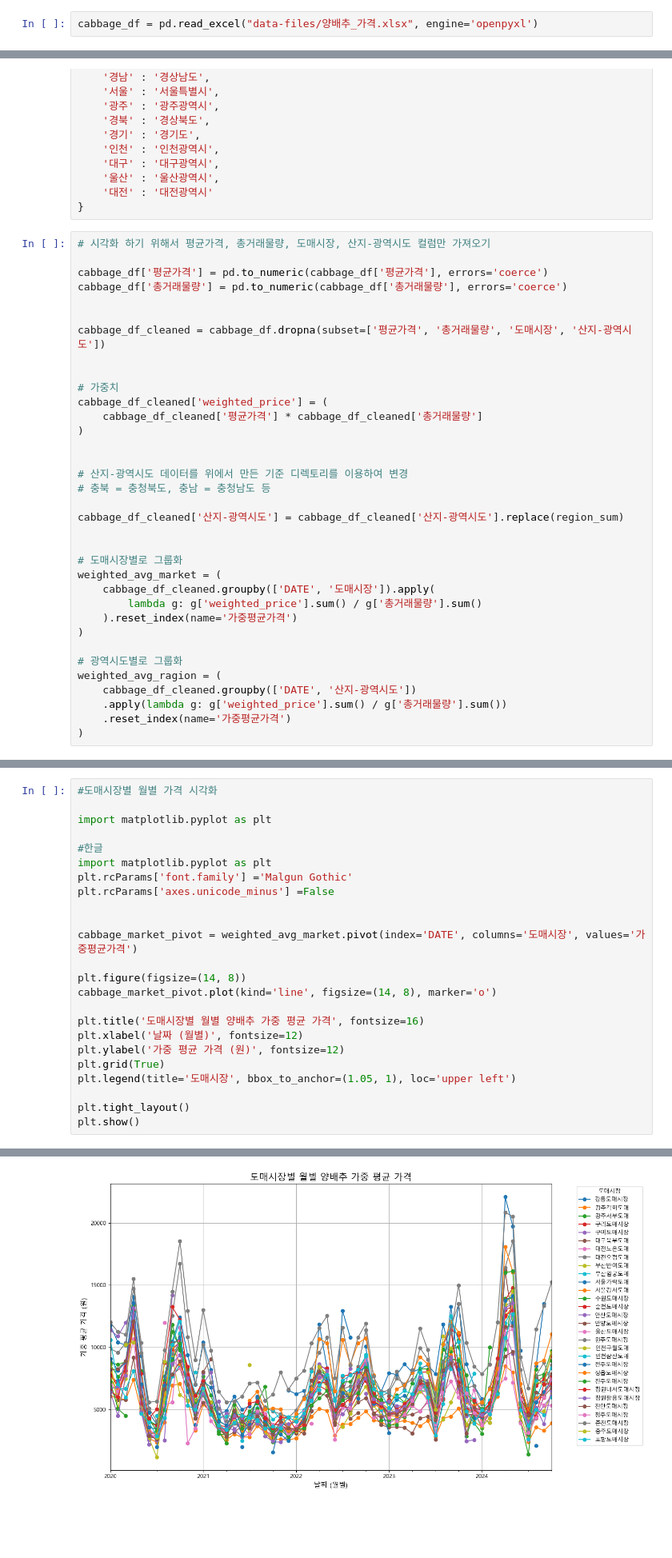
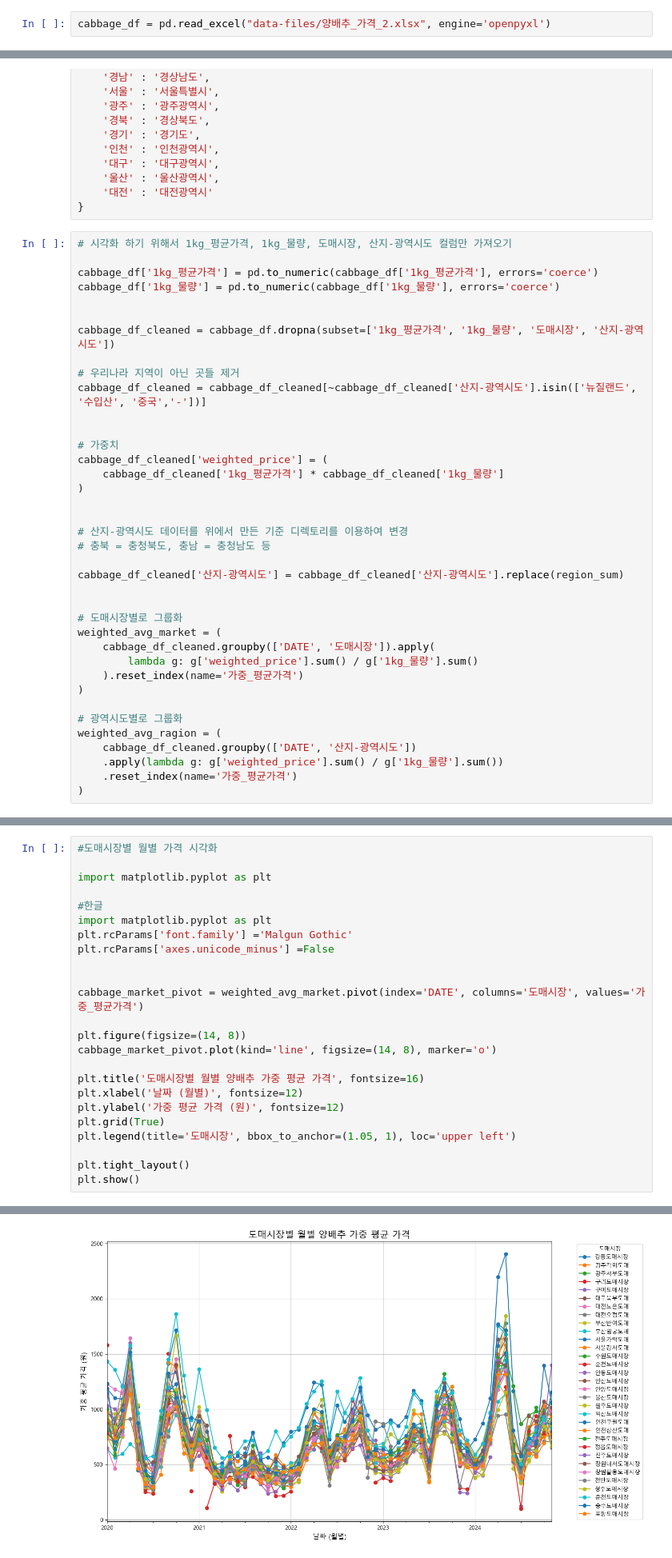
Before and after one commit to cocomong2/second-project, a Jupyter notebook: Mook/cabbage.ipynb, the cells around one changed output, grey strips where cells are left out. Shown: that part at 80% size. Saved outputs shown, nothing was run; the diff lists cells and outputs as text; blank space fills up the shorter version.

```diff
--- a/Mook/cabbage.ipynb
+++ b/Mook/cabbage.ipynb
@@ -4,7 +4,7 @@ import numpy as np
 import matplotlib.pyplot as plt
 import seaborn as sns
 # %%
-cabbage_df = pd.read_excel("data-files/양배추_가격.xlsx", engine='openpyxl')
+cabbage_df = pd.read_excel("data-files/양배추_가격_2.xlsx", engine='openpyxl')
 # %%
 cabbage_df.info()
 # %% [output]
@@ -88,18 +90,21 @@ region_sum = {
     '대전' : '대전광역시'
 }
 # %%
-# 시각화 하기 위해서 평균가격, 총거래물량, 도매시장, 산지-광역시도 컬럼만 가져오기
+# 시각화 하기 위해서 1kg_평균가격, 1kg_물량, 도매시장, 산지-광역시도 컬럼만 가져오기
 
-cabbage_df['평균가격'] = pd.to_numeric(cabbage_df['평균가격'], errors='coerce')
-cabbage_df['총거래물량'] = pd.to_numeric(cabbage_df['총거래물량'], errors='coerce')
+cabbage_df['1kg_평균가격'] = pd.to_numeric(cabbage_df['1kg_평균가격'], errors='coerce')
+cabbage_df['1kg_물량'] = pd.to_numeric(cabbage_df['1kg_물량'], errors='coerce')
 
 
-cabbage_df_cleaned = cabbage_df.dropna(subset=['평균가격', '총거래물량', '도매시장', '산지-광역시도'])
+cabbage_df_cleaned = cabbage_df.dropna(subset=['1kg_평균가격', '1kg_물량', '도매시장', '산지-광역시도'])
+
+# 우리나라 지역이 아닌 곳들 제거
+cabbage_df_cleaned = cabbage_df_cleaned[~cabbage_df_cleaned['산지-광역시도'].isin(['뉴질랜드', '수입산', '중국','-'])]
 
 
 # 가중치
 cabbage_df_cleaned['weighted_price'] = (
-    cabbage_df_cleaned['평균가격'] * cabbage_df_cleaned['총거래물량']
+    cabbage_df_cleaned['1kg_평균가격'] * cabbage_df_cleaned['1kg_물량']
 )
 
 
@@ -112,13 +117,13 @@ cabbage_df_cleaned['산지-광역시도'] = cabbage_df_cleaned['산지-광역시
 # 도매시장별로 그룹화
 weighted_avg_market = (
     cabbage_df_cleaned.groupby(['DATE', '도매시장']).apply(
-        lambda g: g['weighted_price'].sum() / g['총거래물량'].sum()
-    ).reset_index(name='가중평균가격')
+        lambda g: g['weighted_price'].sum() / g['1kg_물량'].sum()
+    ).reset_index(name='가중_평균가격')
 )
 
 # 광역시도별로 그룹화
 weighted_avg_ragion = (
     cabbage_df_cleaned.groupby(['DATE', '산지-광역시도'])
-    .apply(lambda g: g['weighted_price'].sum() / g['총거래물량'].sum())
-    .reset_index(name='가중평균가격')
+    .apply(lambda g: g['weighted_price'].sum() / g['1kg_물량'].sum())
+    .reset_index(name='가중_평균가격')
 )
@@ -145,30 +139,30 @@ array(['강릉도매시장', '광주각화도매', '광주서부도매', '구리
 # %%
 #도매시장별 월별 가격 시각화
 
 import matplotlib.pyplot as plt
 
 #한글
 import matplotlib.pyplot as plt
 plt.rcParams['font.family'] ='Malgun Gothic'
 plt.rcParams['axes.unicode_minus'] =False
 
 
-cabbage_market_pivot = weighted_avg_market.pivot(index='DATE', columns='도매시장', values='가중평균가격')
+cabbage_market_pivot = weighted_avg_market.pivot(index='DATE', columns='도매시장', values='가중_평균가격')
 
 plt.figure(figsize=(14, 8))
 cabbage_market_pivot.plot(kind='line', figsize=(14, 8), marker='o')
 
 plt.title('도매시장별 월별 양배추 가중 평균 가격', fontsize=16)
 plt.xlabel('날짜 (월별)', fontsize=12)
 plt.ylabel('가중 평균 가격 (원)', fontsize=12)
 plt.grid(True)
 plt.legend(title='도매시장', bbox_to_anchor=(1.05, 1), loc='upper left')
 
 plt.tight_layout()
 plt.show()
 # %% [output]
 <Figure size 1400x800 with 0 Axes>
-[figure, old version]
+[figure, new version]
 # %%
 cabbage_df_cleaned['산지-광역시도'].unique()
 # %% [output]
```
Also changed, not shown: parts of 42 cells of this notebook, 1 other file.
